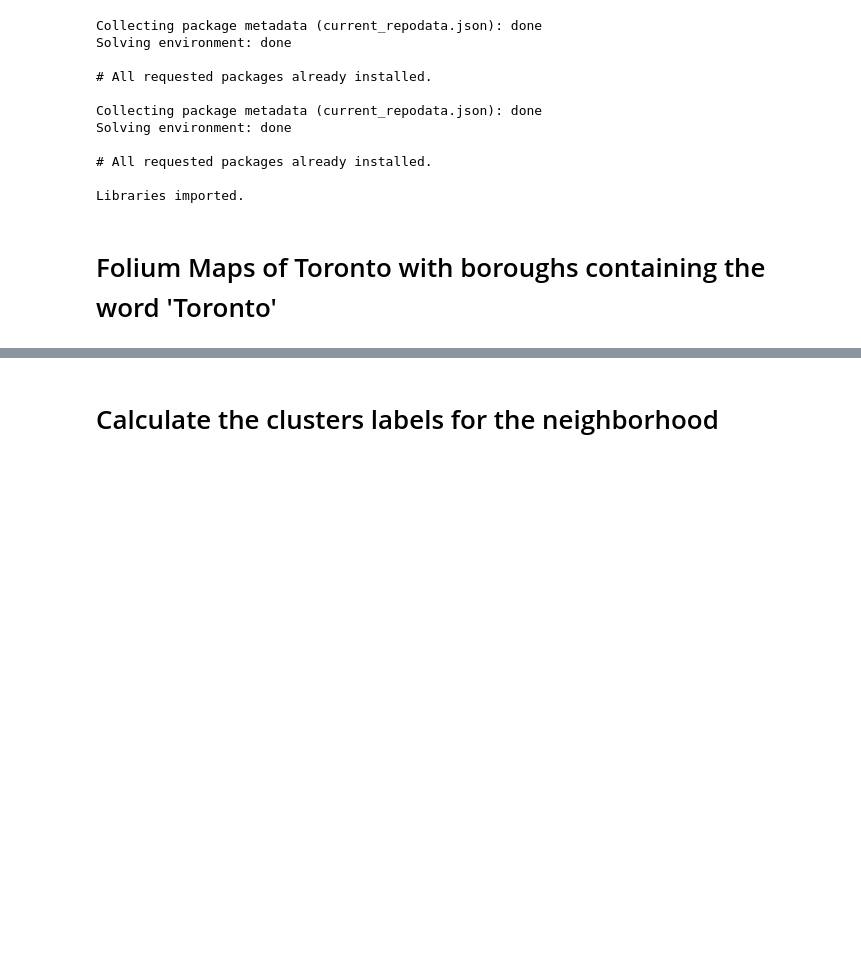
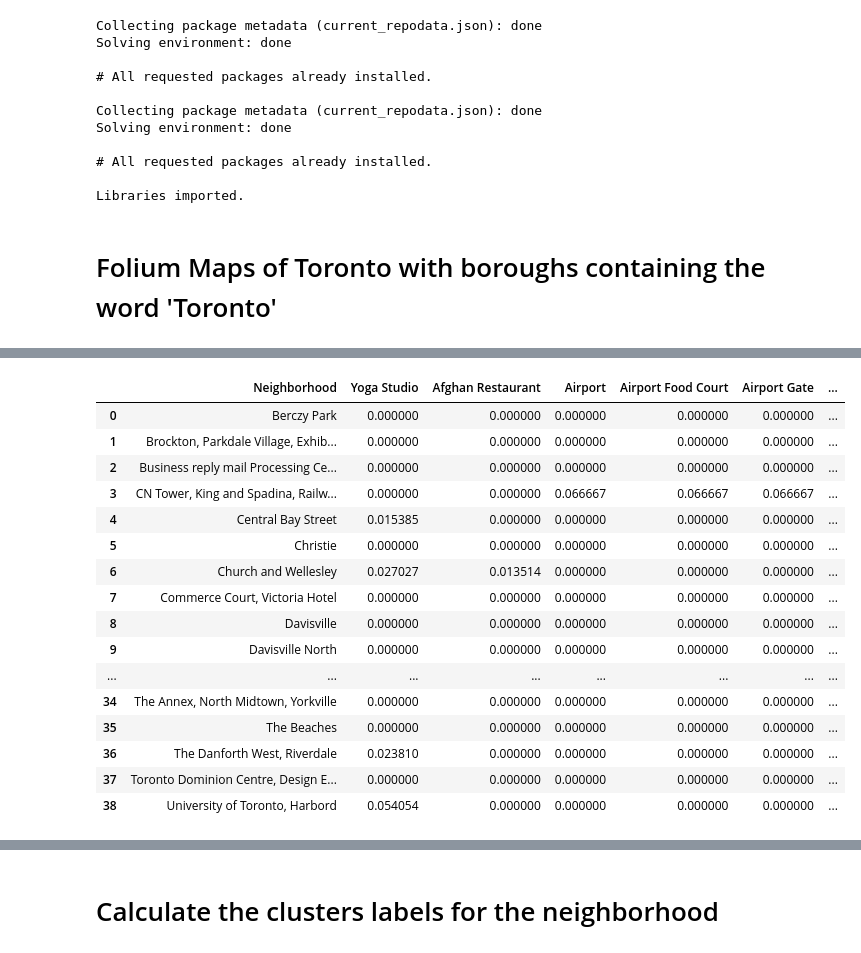
Before and after one commit to a-218/Coursera_Capstone, a Jupyter notebook: AssignmentPart3.ipynb, the cells around one changed output, grey strips where cells are left out. Drawn from its saved outputs; the diff is of its cells as text; code cells hidden in the pictures; blank space fills up the shorter version.

```diff
--- a/AssignmentPart3.ipynb
+++ b/AssignmentPart3.ipynb
@@ -204,0 +248,2 @@ map_toronto
+# %%
+results = requests.get(url).json()
@@ -204,0 +263,16 @@ map_toronto
+# %%
+venues = results['response']['groups'][0]['items']
+
+nearby_venues = json_normalize(venues) # flatten JSON
+
+# filter columns
+filtered_columns = ['venue.name', 'venue.categories', 'venue.location.lat', 'venue.location.lng']
+nearby_venues =nearby_venues.loc[:, filtered_columns]
+
+# filter the category for each row
+nearby_venues['venue.categories'] = nearby_venues.apply(get_category_type, axis=1)
+
+# clean columns
+nearby_venues.columns = [col.split(".")[-1] for col in nearby_venues.columns]
+
+nearby_venues.head()
@@ -204,0 +328,6 @@ map_toronto
+# %%
+
+beaches_venues = getNearbyVenues(names=df3['Neighborhood'],
+                                   latitudes=df3['Latitude'],
+                                   longitudes=df3['Longitude']
+                                  )
@@ -204,0 +379,12 @@ map_toronto
+# %%
+# one hot encoding
+beaches_onehot = pd.get_dummies(beaches_venues[['Venue Category']], prefix="", prefix_sep="")
+
+# add neighborhood column back to dataframe
+beaches_onehot['Neighborhood'] = beaches_venues['Neighborhood']
+
+# move neighborhood column to the first column
+fixed_columns = [beaches_onehot.columns[-1]] + list(beaches_onehot.columns[:-1])
+beaches_onehot = beaches_onehot[fixed_columns]
+
+beaches_onehot.head()
@@ -204,0 +398,21 @@ map_toronto
+# %%
+beaches_grouped = beaches_onehot.groupby('Neighborhood').mean().reset_index()
+beaches_grouped
+# %% [output]
+|  | Neighborhood | Yoga Studio | Afghan Restaurant | Airport | Airport Food Court | Airport Gate | ... |
+| 0 | Berczy Park | 0.000000 | 0.000000 | 0.000000 | 0.000000 | 0.000000 | ... |
+| 1 | Brockton, Parkdale Village, Exhib... | 0.000000 | 0.000000 | 0.000000 | 0.000000 | 0.000000 | ... |
+| 2 | Business reply mail Processing Ce... | 0.000000 | 0.000000 | 0.000000 | 0.000000 | 0.000000 | ... |
+| 3 | CN Tower, King and Spadina, Railw... | 0.000000 | 0.000000 | 0.066667 | 0.066667 | 0.066667 | ... |
+| 4 | Central Bay Street | 0.015385 | 0.000000 | 0.000000 | 0.000000 | 0.000000 | ... |
+| 5 | Christie | 0.000000 | 0.000000 | 0.000000 | 0.000000 | 0.000000 | ... |
+| 6 | Church and Wellesley | 0.027027 | 0.013514 | 0.000000 | 0.000000 | 0.000000 | ... |
+| 7 | Commerce Court, Victoria Hotel | 0.000000 | 0.000000 | 0.000000 | 0.000000 | 0.000000 | ... |
+| 8 | Davisville | 0.000000 | 0.000000 | 0.000000 | 0.000000 | 0.000000 | ... |
+| 9 | Davisville North | 0.000000 | 0.000000 | 0.000000 | 0.000000 | 0.000000 | ... |
+| ... | ... | ... | ... | ... | ... | ... | ... |
+| 34 | The Annex, North Midtown, Yorkville | 0.000000 | 0.000000 | 0.000000 | 0.000000 | 0.000000 | ... |
+| 35 | The Beaches | 0.000000 | 0.000000 | 0.000000 | 0.000000 | 0.000000 | ... |
+| 36 | The Danforth West, Riverdale | 0.023810 | 0.000000 | 0.000000 | 0.000000 | 0.000000 | ... |
+| 37 | Toronto Dominion Centre, Design E... | 0.000000 | 0.000000 | 0.000000 | 0.000000 | 0.000000 | ... |
+| 38 | University of Toronto, Harbord | 0.054054 | 0.000000 | 0.000000 | 0.000000 | 0.000000 | ... |
```
Also changed, not shown: parts of 19 cells of this notebook.
